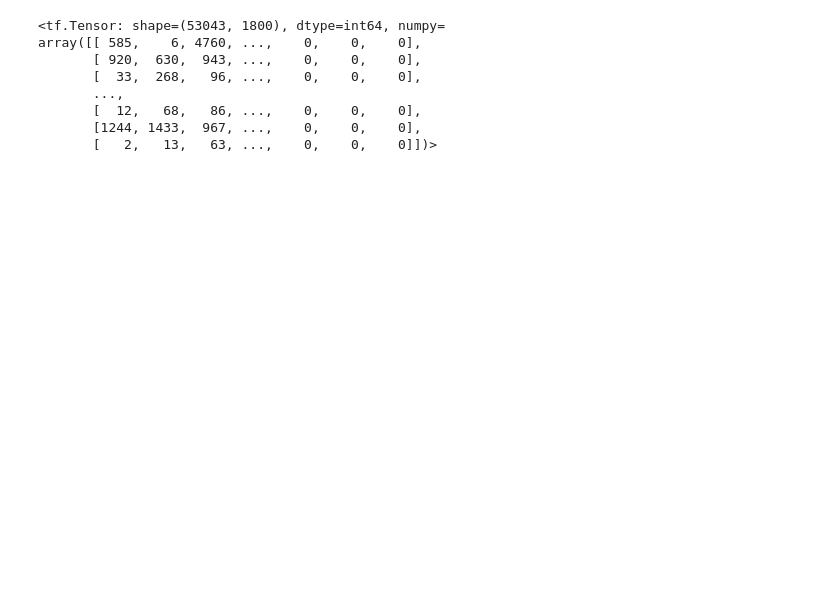
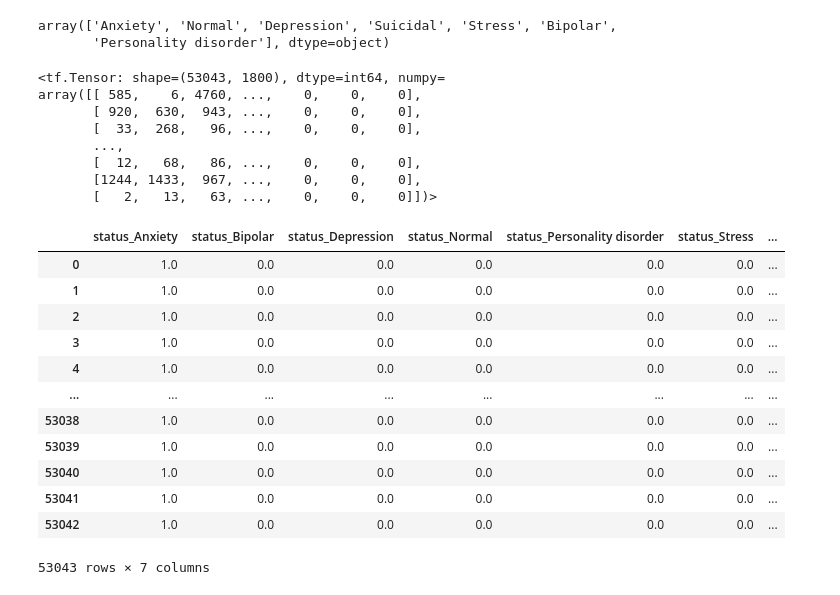
Before and after one commit to AnuAmbekar/Data-Science, a Jupyter notebook: MentalHealthSentiment.ipynb, the cells around one changed output. Drawn from its saved outputs; the diff is of its cells as text; code cells hidden in the pictures; blank space fills up the shorter version.

```diff
--- a/MentalHealthSentiment.ipynb
+++ b/MentalHealthSentiment.ipynb
@@ -13,3 +22,9 @@ df = pd.read_csv('Combined Data.csv')
+# %%
+#All the mental health feelings in the dataset.
+df.status.unique()
+# %% [output]
+array(['Anxiety', 'Normal', 'Depression', 'Suicidal', 'Stress', 'Bipolar',
+       'Personality disorder'], dtype=object)
 # %%
 oh = OneHotEncoder(sparse_output=False)
 encoder = oh.fit_transform(df[['status']])
@@ -36,6 +51,22 @@ array([[ 585,    6, 4760, ...,    0,    0,    0],
        [  12,   68,   86, ...,    0,    0,    0],
        [1244, 1433,  967, ...,    0,    0,    0],
        [   2,   13,   63, ...,    0,    0,    0]])>
+# %%
+encoded_df
+# %% [output]
+|  | status_Anxiety | status_Bipolar | status_Depression | status_Normal | status_Personality disorder | status_Stress | ... |
+| 0 | 1.0 | 0.0 | 0.0 | 0.0 | 0.0 | 0.0 | ... |
+| 1 | 1.0 | 0.0 | 0.0 | 0.0 | 0.0 | 0.0 | ... |
+| 2 | 1.0 | 0.0 | 0.0 | 0.0 | 0.0 | 0.0 | ... |
+| 3 | 1.0 | 0.0 | 0.0 | 0.0 | 0.0 | 0.0 | ... |
+| 4 | 1.0 | 0.0 | 0.0 | 0.0 | 0.0 | 0.0 | ... |
+| ... | ... | ... | ... | ... | ... | ... | ... |
+| 53038 | 1.0 | 0.0 | 0.0 | 0.0 | 0.0 | 0.0 | ... |
+| 53039 | 1.0 | 0.0 | 0.0 | 0.0 | 0.0 | 0.0 | ... |
+| 53040 | 1.0 | 0.0 | 0.0 | 0.0 | 0.0 | 0.0 | ... |
+| 53041 | 1.0 | 0.0 | 0.0 | 0.0 | 0.0 | 0.0 | ... |
+| 53042 | 1.0 | 0.0 | 0.0 | 0.0 | 0.0 | 0.0 | ... |
+53043 rows × 7 columns
 # %%
 y = np.array(encoded_df)
 # %%
```
Also changed, not shown: parts of 6 cells of this notebook.
